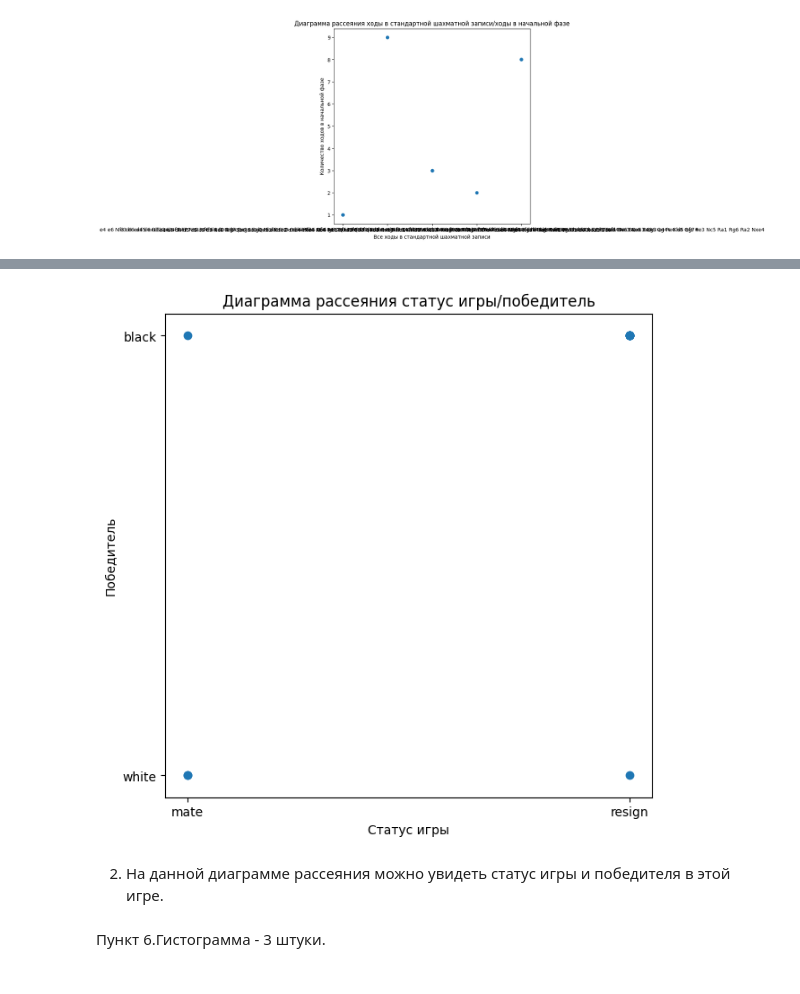
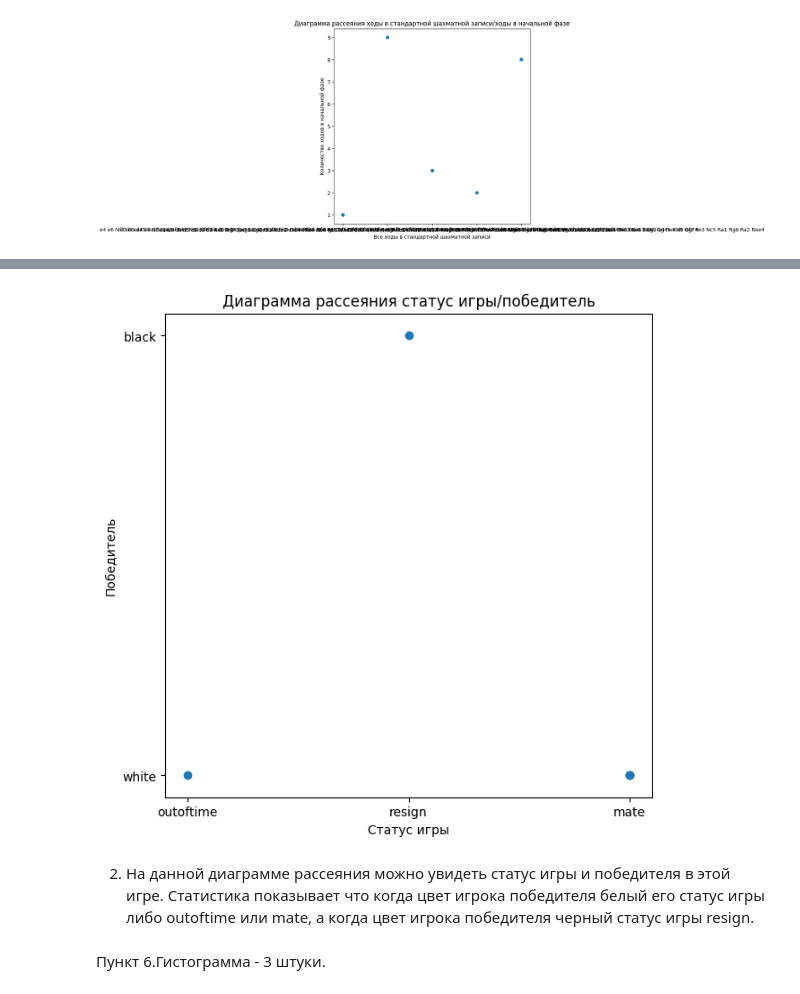
Before and after one commit to Elizavetalii/chess_graf, a Jupyter notebook: Шахматы/Графики.ipynb, the cells around one changed output, grey strips where cells are left out. Saved outputs shown, nothing was run; the diff lists cells and outputs as text; code cells hidden in the pictures.

```diff
--- a/Шахматы/Графики.ipynb
+++ b/Шахматы/Графики.ipynb
@@ -155,16 +155,16 @@ plt.show()
 # %%
 plt.figure(figsize=(7,7))
-x = games['victory_status'][10:20]
-y = games['winner'][10:20]
+x = games['victory_status'].head()
+y = games['winner'].head()
 plt.title("Диаграмма рассеяния статус игры/победитель")
 plt.xlabel('Статус игры')
 plt.ylabel('Победитель')
 plt.scatter(x,y)
 plt.show()
 # %% [output]
-[figure, old version]
+[figure, new version]
 # %% [markdown]
-2. На данной диаграмме рассеяния можно увидеть статус игры и победителя в этой игре.
+2. На данной диаграмме рассеяния можно увидеть статус игры и победителя в этой игре. Статистика показывает что когда цвет игрока победителя белый его статус игры либо outoftime  или mate, а когда цвет игрока победителя черный статус игры resign.
 # %% [markdown]
 Пункт 6.Гистограмма - 3 штуки.
 # %%
```
Also changed, not shown: parts of 17 cells of this notebook.
